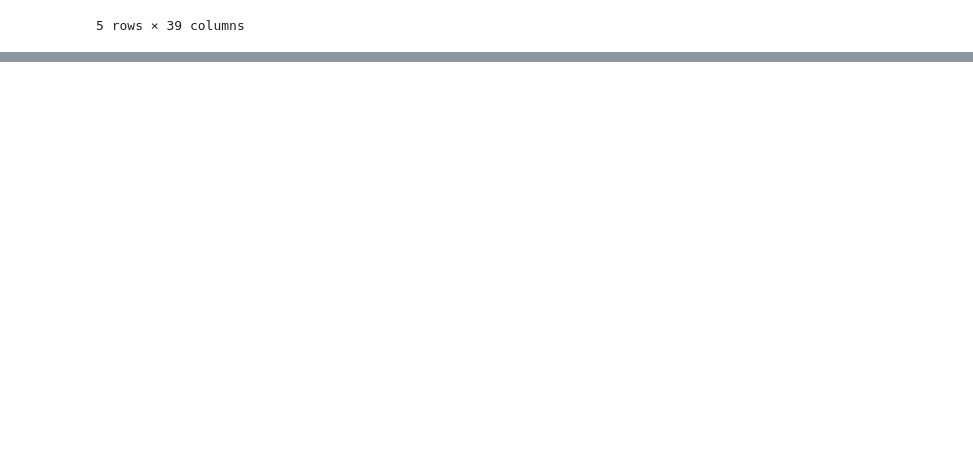
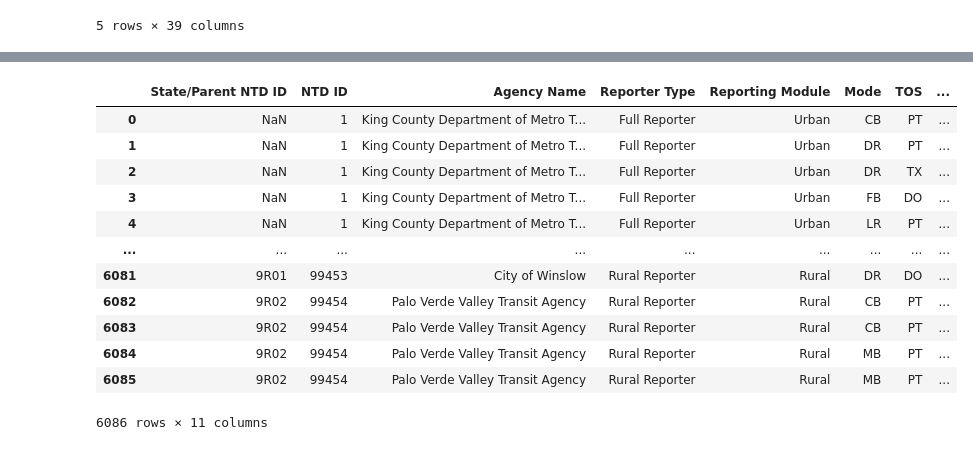
Before and after one commit to e-mission/e-mission-common, a Jupyter notebook: src/emcommon/metrics/transit/transit.ipynb, the cells around one changed output, grey strips where cells are left out. Cells and saved outputs as stored; diff of their text form; code cells hidden in the pictures; blank space fills up the shorter version.

```diff
--- a/src/emcommon/metrics/transit/transit.ipynb
+++ b/src/emcommon/metrics/transit/transit.ipynb
@@ -50,0 +240,17 @@ Non-weighted Average Fare Revenues per Unlinked Passenger Trip: 1.56333333333333
+# %%
+revenue = transit.retrieve_fare_revenue_dataframe()
+revenue
+# %% [output]
+|  | State/Parent NTD ID | NTD ID | Agency Name | Reporter Type | Reporting Module | Mode | TOS | ... |
+| 0 | NaN | 1 | King County Department of Metro T... | Full Reporter | Urban | CB | PT | ... |
+| 1 | NaN | 1 | King County Department of Metro T... | Full Reporter | Urban | DR | PT | ... |
+| 2 | NaN | 1 | King County Department of Metro T... | Full Reporter | Urban | DR | TX | ... |
+| 3 | NaN | 1 | King County Department of Metro T... | Full Reporter | Urban | FB | DO | ... |
+| 4 | NaN | 1 | King County Department of Metro T... | Full Reporter | Urban | LR | PT | ... |
+| ... | ... | ... | ... | ... | ... | ... | ... | ... |
+| 6081 | 9R01 | 99453 | City of Winslow | Rural Reporter | Rural | DR | DO | ... |
+| 6082 | 9R02 | 99454 | Palo Verde Valley Transit Agency | Rural Reporter | Rural | CB | PT | ... |
+| 6083 | 9R02 | 99454 | Palo Verde Valley Transit Agency | Rural Reporter | Rural | CB | PT | ... |
+| 6084 | 9R02 | 99454 | Palo Verde Valley Transit Agency | Rural Reporter | Rural | MB | PT | ... |
+| 6085 | 9R02 | 99454 | Palo Verde Valley Transit Agency | Rural Reporter | Rural | MB | PT | ... |
+6086 rows × 11 columns
```
Also changed, not shown: parts of 16 cells of this notebook, 1 other file.
